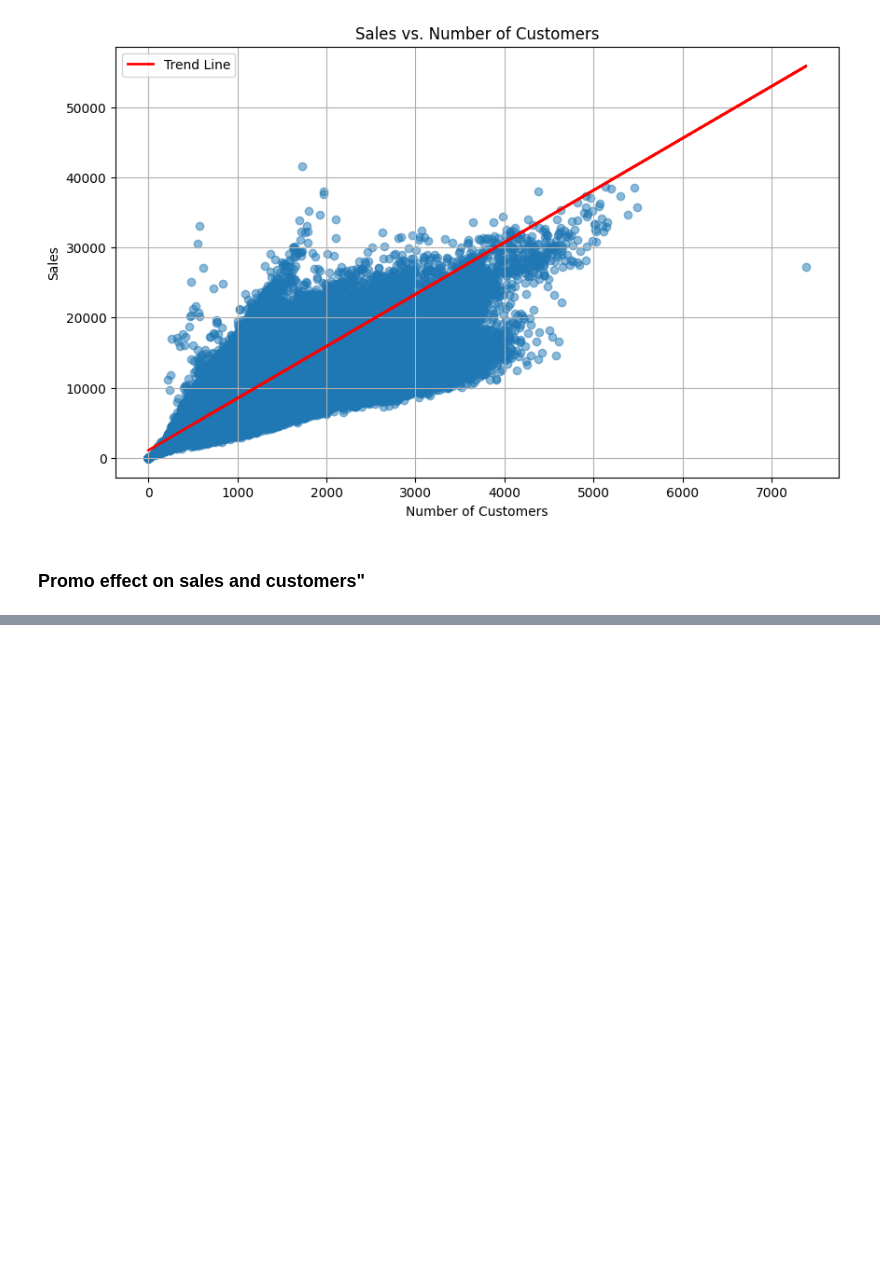
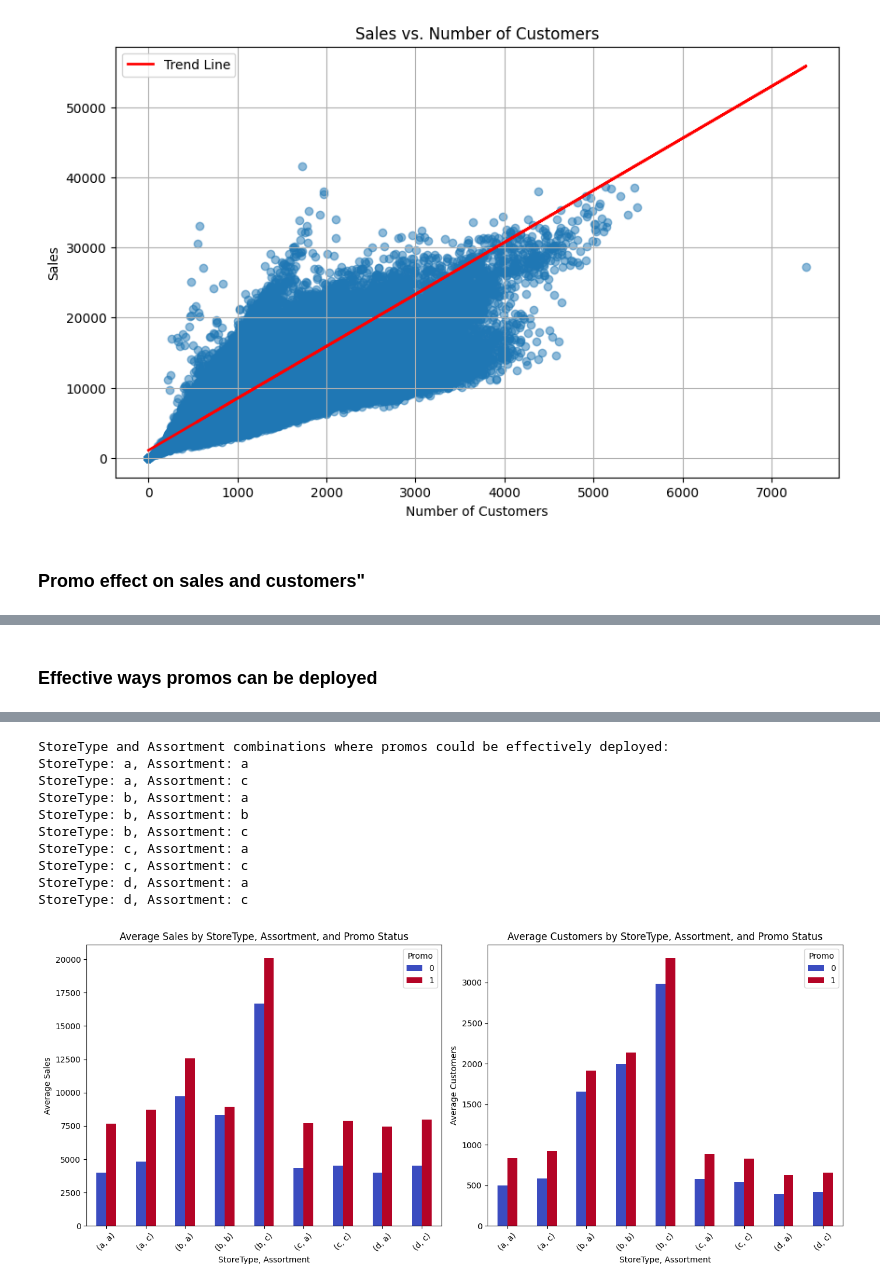
Before and after one commit to wolderufael/Rossmann_Store_Sales_Prediction, a Jupyter notebook: notebook/EDA.ipynb, the cells around one changed output, grey strips where cells are left out. Cells and saved outputs as stored; diff of their text form; code cells hidden in the pictures; blank space fills up the shorter version.

Commit message:
effective ways promos can be deployed

```diff
--- a/notebook/EDA.ipynb
+++ b/notebook/EDA.ipynb
@@ -18,6 +18,8 @@ train_df=pd.read_csv("data\\train.csv",low_memory=False)
 store_df=pd.read_csv("data\\store.csv")
 # %%
 test_df=pd.read_csv("data\\test.csv")
+# %%
+merged_df = pd.merge(train_df, store_df, on="Store", how="left")
 # %% [markdown]
 ### Check missing values
 # %%
@@ -89,3 +91,8 @@ Average Sales During Non-Promo: 4406.05
 Average Customers During Promo: 820.10
 Average Customers During Non-Promo: 517.82
 [figure]
+# %% [markdown]
+### Effective ways promos can be deployed
+# %%
+analyzer.analyze_promo_effectiveness_by_store_type_assortment(merged_df)
+# %% [output]
@@ -91,0 +100,11 @@ Average Customers During Non-Promo: 517.82
+StoreType and Assortment combinations where promos could be effectively deployed:
+StoreType: a, Assortment: a
+StoreType: a, Assortment: c
+StoreType: b, Assortment: a
+StoreType: b, Assortment: b
+StoreType: b, Assortment: c
+StoreType: c, Assortment: a
+StoreType: c, Assortment: c
+StoreType: d, Assortment: a
+StoreType: d, Assortment: c
+[figure, added]
```
Also changed, not shown: parts of 8 cells of this notebook, 1 other file.
